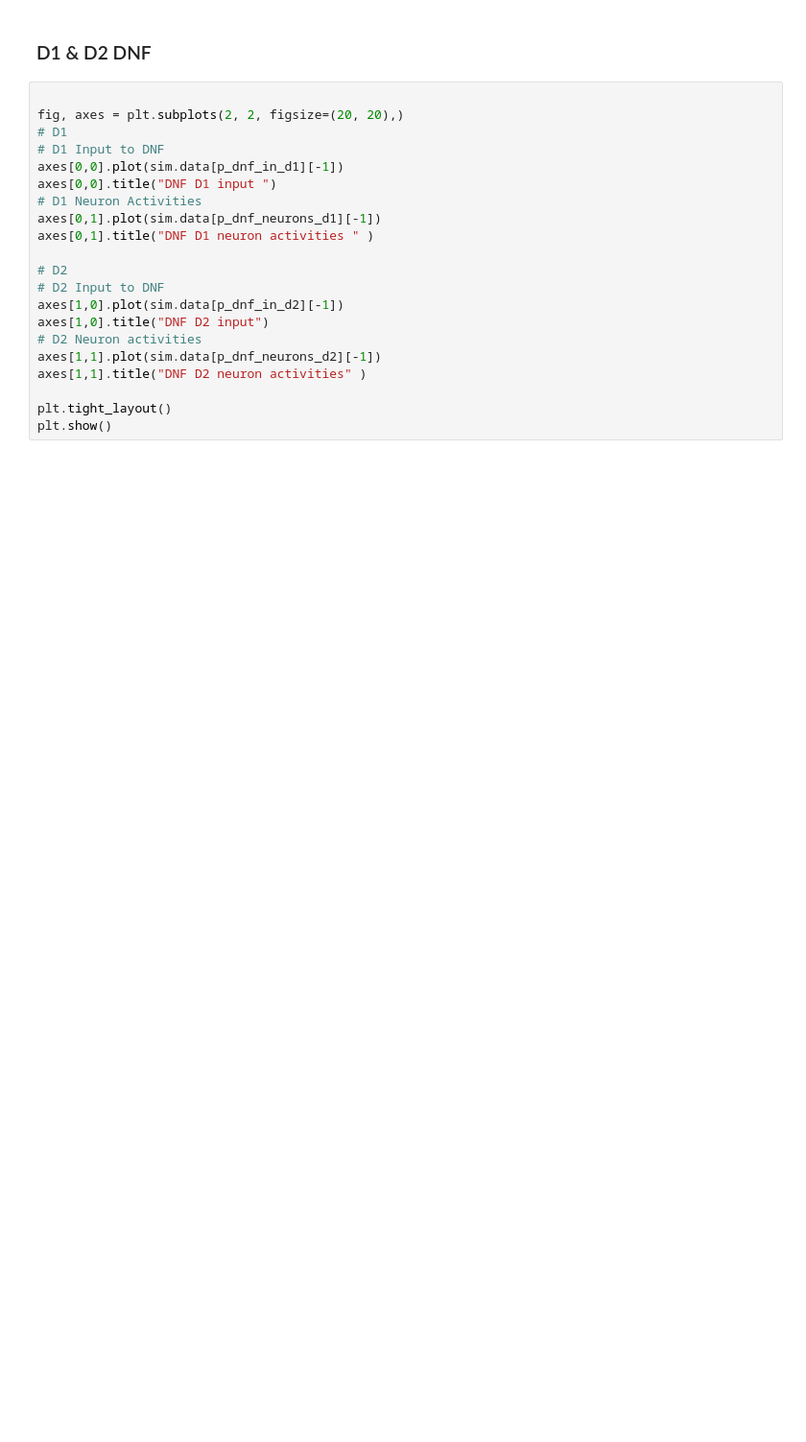
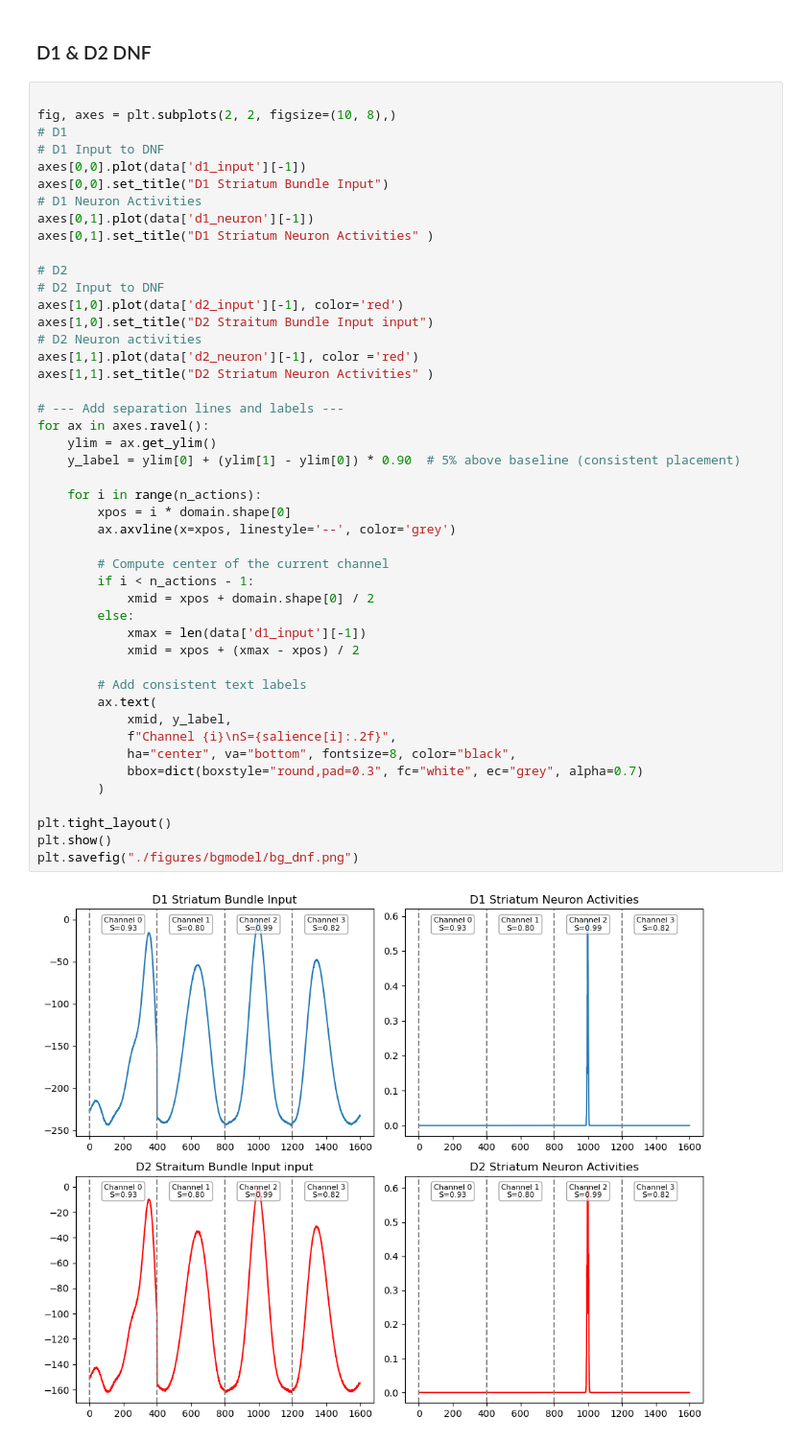
Before and after one commit to 2002sahapriya/Basal-Ganglia, a Jupyter notebook: bg_model.ipynb, the cells around one changed output. Shown: that part at 96% size. Saved outputs shown, nothing was run; the diff lists cells and outputs as text; blank space fills up the shorter version.

```diff
--- a/bg_model.ipynb
+++ b/bg_model.ipynb
@@ -263,23 +197,49 @@ plt.show()
 ### D1 & D2 DNF
 # %%
 
-fig, axes = plt.subplots(2, 2, figsize=(20, 20),)
+fig, axes = plt.subplots(2, 2, figsize=(10, 8),)
 # D1
 # D1 Input to DNF
-axes[0,0].plot(sim.data[p_dnf_in_d1][-1])
-axes[0,0].title("DNF D1 input ")
+axes[0,0].plot(data['d1_input'][-1])
+axes[0,0].set_title("D1 Striatum Bundle Input")
 # D1 Neuron Activities
-axes[0,1].plot(sim.data[p_dnf_neurons_d1][-1])
-axes[0,1].title("DNF D1 neuron activities " )
+axes[0,1].plot(data['d1_neuron'][-1])
+axes[0,1].set_title("D1 Striatum Neuron Activities" )
 
 # D2
 # D2 Input to DNF
-axes[1,0].plot(sim.data[p_dnf_in_d2][-1])
-axes[1,0].title("DNF D2 input")
+axes[1,0].plot(data['d2_input'][-1], color='red')
+axes[1,0].set_title("D2 Straitum Bundle Input input")
 # D2 Neuron activities
-axes[1,1].plot(sim.data[p_dnf_neurons_d2][-1])
-axes[1,1].title("DNF D2 neuron activities" )
+axes[1,1].plot(data['d2_neuron'][-1], color ='red')
+axes[1,1].set_title("D2 Striatum Neuron Activities" )
+
+# --- Add separation lines and labels ---
+for ax in axes.ravel():
+    ylim = ax.get_ylim()
+    y_label = ylim[0] + (ylim[1] - ylim[0]) * 0.90  # 5% above baseline (consistent placement)
+
+    for i in range(n_actions):
+        xpos = i * domain.shape[0]
+        ax.axvline(x=xpos, linestyle='--', color='grey')
+
+        # Compute center of the current channel
+        if i < n_actions - 1:
+            xmid = xpos + domain.shape[0] / 2
+        else:
+            xmax = len(data['d1_input'][-1])
+            xmid = xpos + (xmax - xpos) / 2
+
+        # Add consistent text labels
+        ax.text(
+            xmid, y_label,
+            f"Channel {i}\nS={salience[i]:.2f}",
+            ha="center", va="bottom", fontsize=8, color="black",
+            bbox=dict(boxstyle="round,pad=0.3", fc="white", ec="grey", alpha=0.7)
+        )
 
 plt.tight_layout()
 plt.show()
+plt.savefig("./figures/bgmodel/bg_dnf.png")
 # %% [output]
+[figure, new version]
```
Also changed, not shown: parts of 7 cells of this notebook, 5 other files.
